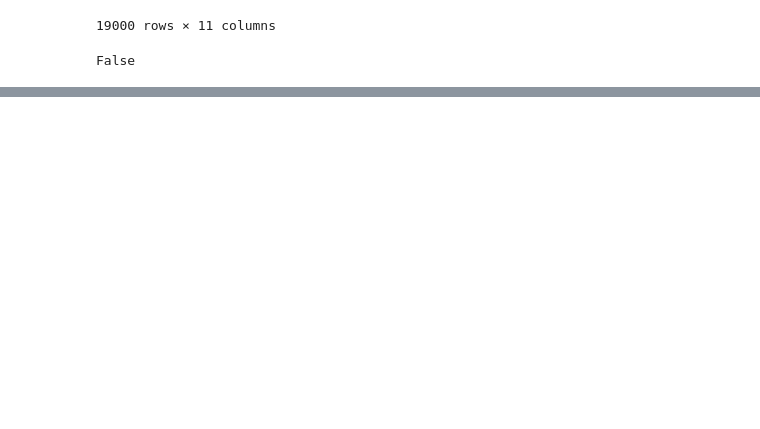
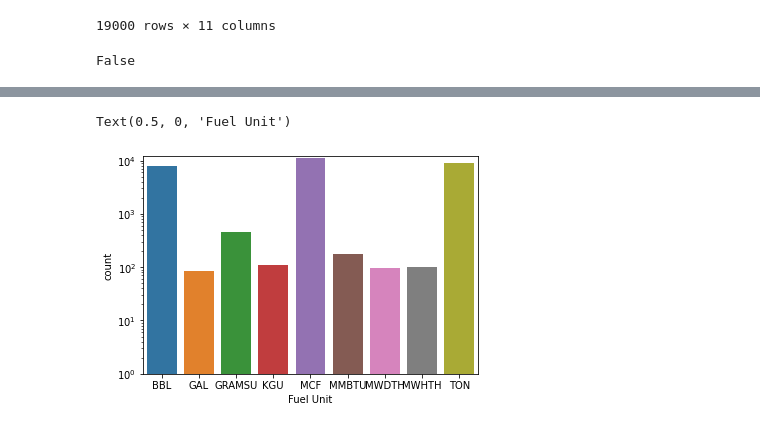
Before and after one commit to sumusa/Hamoye-Internship-Notes, a Jupyter notebook: Hamoye_Stage_A.ipynb, the cells around one changed output, grey strips where cells are left out. Cells and saved outputs as stored; diff of their text form; code cells hidden in the pictures; blank space fills up the shorter version.

```diff
--- a/Hamoye_Stage_A.ipynb
+++ b/Hamoye_Stage_A.ipynb
@@ -486,0 +501,10 @@ False
+# %%
+#because of the extreme values of the fuel unit, we plot the barchart using the logarithm
+#of the y-axis as follows
+g = sns.barplot(data=fuel_unit, x='unit',y='count')
+g.set_yscale("log")
+g.set_ylim(1,12000)
+plt.xlabel('Fuel Unit')
+# %% [output]
+Text(0.5, 0, 'Fuel Unit')
+[figure, added]
```
Also changed, not shown: parts of 7 cells of this notebook.
